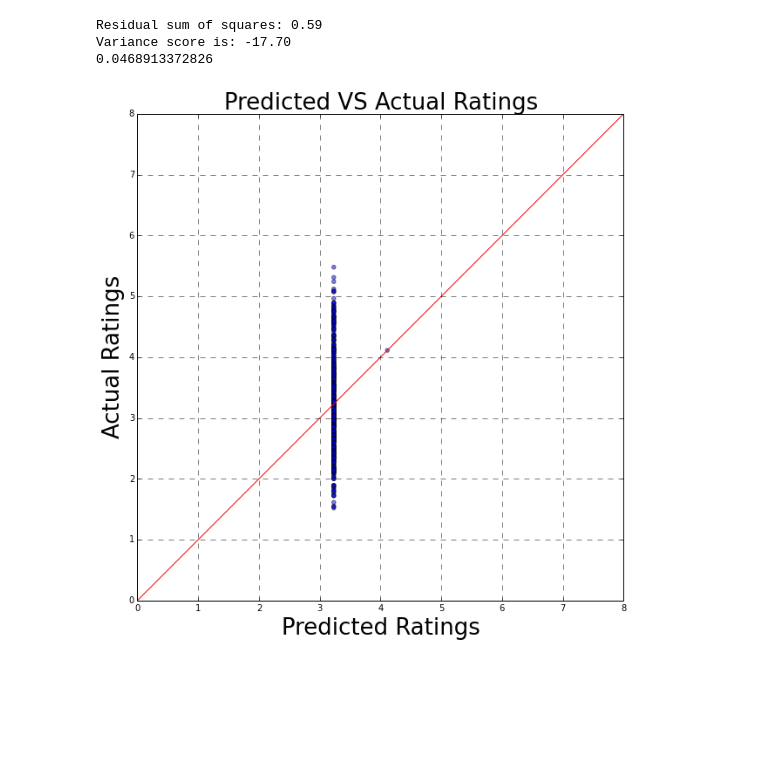
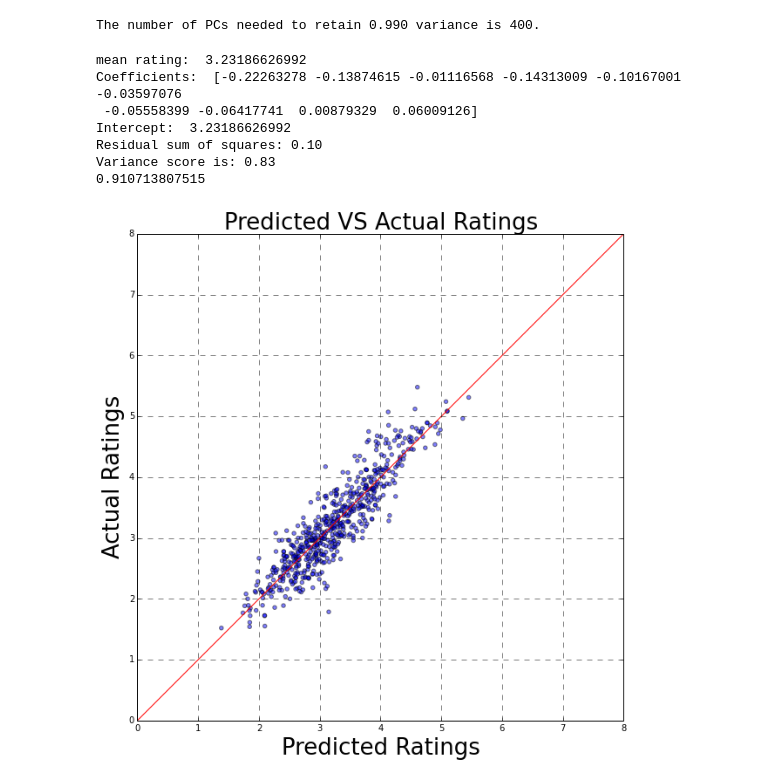
Before and after one commit to amandasongmm/attractiveness_datamining, a Jupyter notebook: linjieCode/code/attrFeature.ipynb, the cells around one changed output. Cells and saved outputs as stored; diff of their text form; code cells hidden in the pictures; blank space fills up the shorter version.

```diff
--- a/linjieCode/code/attrFeature.ipynb
+++ b/linjieCode/code/attrFeature.ipynb
@@ -67,7 +67,7 @@ saveFigPath = '/raid/linjieli/attractiveness_datamining/linjieCode/Result/'+Data
 if not os.path.exists(saveFigPath):
     os.makedirs(saveFigPath)
 
-caffe.set_device(0)
+caffe.set_device(1)
 caffe.set_mode_gpu()
 if not os.path.isfile(PRETRAINED_FILE):
     print("No caffemodel!!!")
@@ -83,9 +83,9 @@ transformer = caffe.io.Transformer({'data': net.blobs['data'].data.shape})
 if MODEL != 'faceSNN':
     # subtract the dataset-mean value in each channel
     transformer.set_mean('data', mu)
-    print net.params['fc7'][1].data.shape
+    print 'featureNum: ',net.params['fc7'][1].data.shape
 else:
-    print net.params['fc6'][1].data.shape
+    print 'featureNum: ',net.params['fc6'][1].data.shape
 transformer.set_transpose('data', (2,0,1))
 # the reference model operates on images in [0,255] range instead of [0,1]
 transformer.set_raw_scale('data', 255)
@@ -127,19 +123,18 @@ else:
 if Dataset == 'twin':
     features = np.zeros([4,len(imList)/4,featureNum])
     perImNum = len(imList)/4
+    img_type_num = {}
+    img_type_index = {}
+    img_type_list = {}
+    type_index = 0
 else:
     features = np.zeros([len(imList),featureNum])
-
-img_type_num = {}
-img_type_index = {}
-img_type_list = {}
-type_index = 0
 totalNum = 0
 
 # print len(imList)
 for img in imList:
     imgName = os.path.basename(img)
-    if imgName.endswith((ext)):
+    if imgName.endswith(('.jpg','.png')):
         input_image = caffe.io.load_image(img)
         net.blobs['data'].reshape(1,3,imgeReshape[0],imgeReshape[1])
         net.blobs['data'].data[...] = transformer.preprocess('data', input_image)
@@ -182,18 +176,5 @@ if Dataset == 'twin':
                 featureMat[k,:] = features[i,j,:]
                 k +=1
 else:
-    fetureMat = features
+    featureMat = features
 #print featureMat
-from sklearn.decomposition import PCA as sklearnPCA
-if MODEL != 'faceSNN':
-    explained_variance = 0.99
-    #explained_variance = 50
-else:
-    explained_variance = featureNum
-
-sklearn_pca = sklearnPCA(n_components=explained_variance, whiten  = True)
-feature_transf = sklearn_pca.fit_transform(featureMat)
-print 'The number of PCs needed to retain %.3f variance is %d.' \
-      % (explained_variance, feature_transf.shape[1])
-print sklearn_pca.explained_variance_ratio_
-#print sklearn_transf
@@ -210,3 +181,26 @@ The number of PCs needed to retain 0.990 variance is 1.
+# %%
+from sklearn.decomposition import PCA as sklearnPCA
+if MODEL != 'faceSNN':
+    explained_variance = 0.99
+    #explained_variance = 50
+else:
+    explained_variance = featureNum
+
+sklearn_pca = sklearnPCA(n_components=explained_variance, whiten  = True)
+feature_transf = sklearn_pca.fit_transform(featureMat)
+print 'The number of PCs needed to retain %.3f variance is %d.' \
+      % (explained_variance, feature_transf.shape[1])
+
+# append 1 to the feature vector #
+def appendOne (feat):
+    featList = feat.tolist()
+    for f in featList:
+        f.insert(0,1)
+    featList = np.asarray(featList)
+    return featList
+#feature_append = appendOne(feature_transf)
+# %% [output]
+The number of PCs needed to retain 0.990 variance is 400.
 # %%
 # revise the order of the faces in feature_matrix.
 # make it the same as rating_matrix: MIT, Glas, faceothers, genhead
@@ -220,17 +214,18 @@ mean_rating = pd.read_csv(ratingPath,index_col = 0).as_matrix()[:,0].tolist()
 mean_rating = map(float, mean_rating)
 mean_rating = np.array(mean_rating)
 
-#print mean_rating
-mu  = float(sum(mean_rating))/len(mean_rating)
-sigma = np.std(mean_rating)
-mean_rating_white = (mean_rating - mu)/sigma
+baseLine = mean_rating.mean()
+print 'mean rating: ', baseLine
 
 # Do linear regression on feature_arr and mean_rating
 regr = linear_model.LinearRegression(fit_intercept=True)
 regr.fit(feature_transf, mean_rating)
-predicted_rating = regr.predict(feature_transf)#*sigma+mu
+predicted_rating = regr.predict(feature_transf)
 #rectified_rating = np.around(predicted_rating, decimals=0)
 
+# The coefficients
+print 'Coefficients: ', regr.coef_[0:10]
+print 'Intercept: ', regr.intercept_
 # Calculate the mean square error
 MSE = np.mean((predicted_rating - mean_rating) ** 2)
 print 'Residual sum of squares: %.2f' % MSE
@@ -243,37 +238,41 @@ print 'Variance score is: %.2f' % variance_score
 cor = np.corrcoef(predicted_rating, mean_rating)
 print cor[0, 1]
 
 fName = saveFigPath+'/'+MODEL+'_training.txt'
 with open(fName,'w') as f:
     f.write('Training Accuracy\n')
     f.write('Number of features: %d'%feature_transf.shape[1] +'\n')
     f.write('Residual sum of squares: %.2f' %MSE+'\n')
     f.write('Variance score is: %.2f' %variance_score+'\n')
     f.write('Correlation between predicted ratings and actual ratings is: %.4f'\
             %cor[0,1]+'\n')
 # # Plot prediction vs actual rating.
 x = predicted_rating
 y = mean_rating
 fig, ax = plt.subplots()
 ax.scatter(x, y, alpha=0.5)
 ax.set_xlim((0, 8))
 ax.set_ylim((0, 8))
 x0, x1 = ax.get_xlim()
 y0, y1 = ax.get_ylim()
 ax.set_aspect(abs(x1-x0)/abs(y1-y0))
 ax.grid(b=True, which='major', color='k', linestyle='--')
 m, b = np.polyfit(x, y, 1)
 X_plot = np.linspace(ax.get_xlim()[0],ax.get_xlim()[1],100)
 plt.plot(X_plot, m*X_plot + b, '-r')
 plt.xlabel('Predicted Ratings',fontsize = 26)
 plt.ylabel('Actual Ratings',fontsize = 26)
 plt.title('Predicted VS Actual Ratings',fontsize = 26)
 plt.savefig(saveFigPath+'/'+MODEL+'_predVsActual.png')
 # %% [output]
-Residual sum of squares: 0.59
-Variance score is: -17.70
-0.0468913372826
+mean rating:  3.23186626992
+Coefficients:  [-0.22263278 -0.13874615 -0.01116568 -0.14313009 -0.10167001 -0.03597076
+ -0.05558399 -0.06417741  0.00879329  0.06009126]
+Intercept:  3.23186626992
+Residual sum of squares: 0.10
+Variance score is: 0.83
+0.910713807515
-[figure, old version]
+[figure, new version]
 # %%
 # k-fold#
 from sklearn.cross_validation import KFold
```
Also changed, not shown: parts of 7 cells of this notebook, 20 other files.
